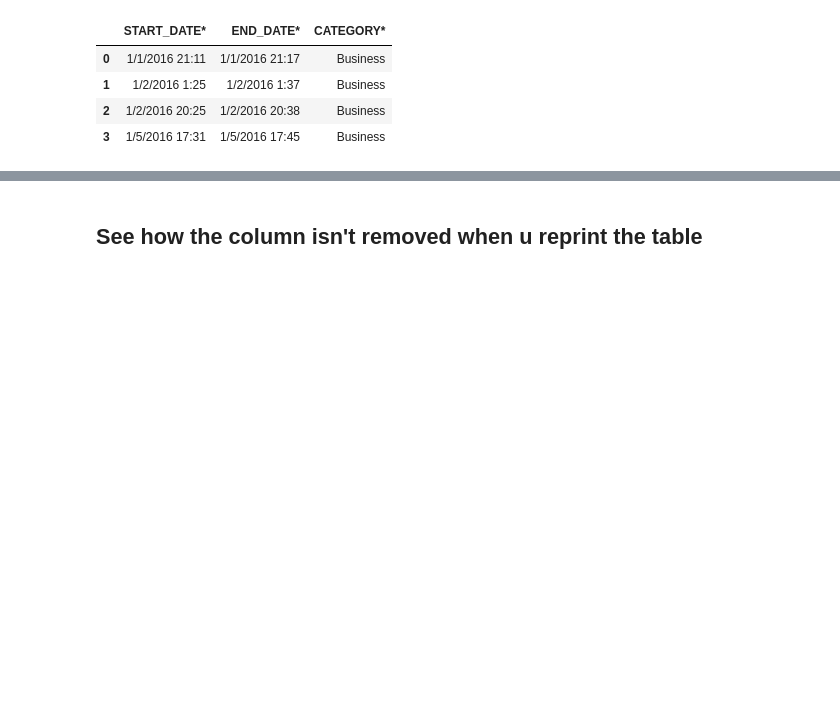
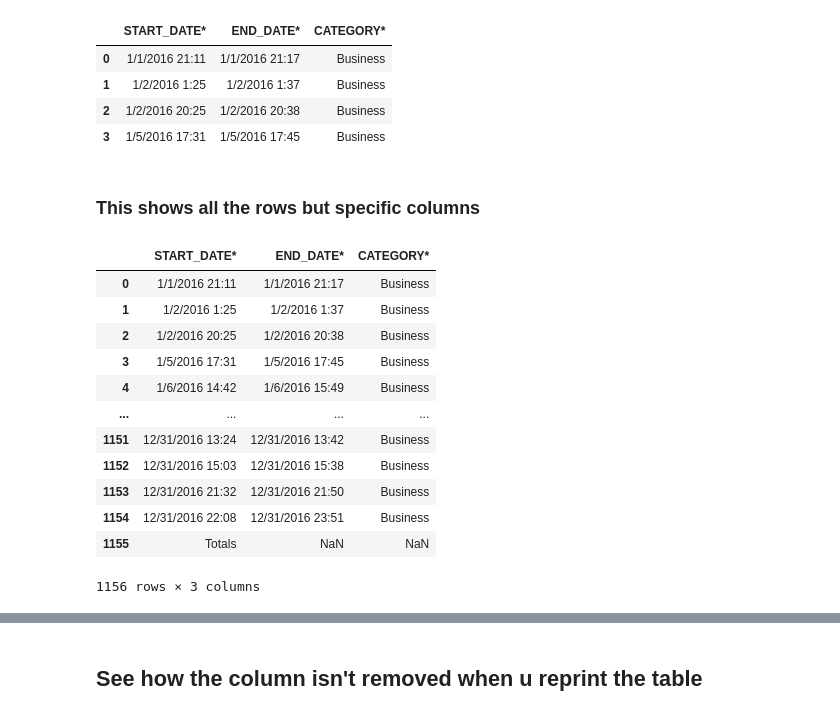
Before and after one commit to Army-man-gif/Courses, a Jupyter notebook: Course 1/Work/python_overview (1).ipynb, the cells around one changed output, grey strips where cells are left out. Drawn from its saved outputs; the diff is of its cells as text; code cells hidden in the pictures; blank space fills up the shorter version.

```diff
--- a/Course 1/Work/python_overview (1).ipynb
+++ b/Course 1/Work/python_overview (1).ipynb
@@ -324,3 +324,21 @@ df.iloc[0:4,0:3]
 | 1 | 1/2/2016 1:25 | 1/2/2016 1:37 | Business |
 | 2 | 1/2/2016 20:25 | 1/2/2016 20:38 | Business |
 | 3 | 1/5/2016 17:31 | 1/5/2016 17:45 | Business |
+# %% [markdown]
+### This shows all the rows but specific columns
+# %%
+df.iloc[:,0:3]
+# %% [output]
+|  | START_DATE* | END_DATE* | CATEGORY* |
+| 0 | 1/1/2016 21:11 | 1/1/2016 21:17 | Business |
+| 1 | 1/2/2016 1:25 | 1/2/2016 1:37 | Business |
+| 2 | 1/2/2016 20:25 | 1/2/2016 20:38 | Business |
+| 3 | 1/5/2016 17:31 | 1/5/2016 17:45 | Business |
+| 4 | 1/6/2016 14:42 | 1/6/2016 15:49 | Business |
+| ... | ... | ... | ... |
+| 1151 | 12/31/2016 13:24 | 12/31/2016 13:42 | Business |
+| 1152 | 12/31/2016 15:03 | 12/31/2016 15:38 | Business |
+| 1153 | 12/31/2016 21:32 | 12/31/2016 21:50 | Business |
+| 1154 | 12/31/2016 22:08 | 12/31/2016 23:51 | Business |
+| 1155 | Totals | NaN | NaN |
+1156 rows × 3 columns
```
Also changed, not shown: parts of 13 cells of this notebook.
